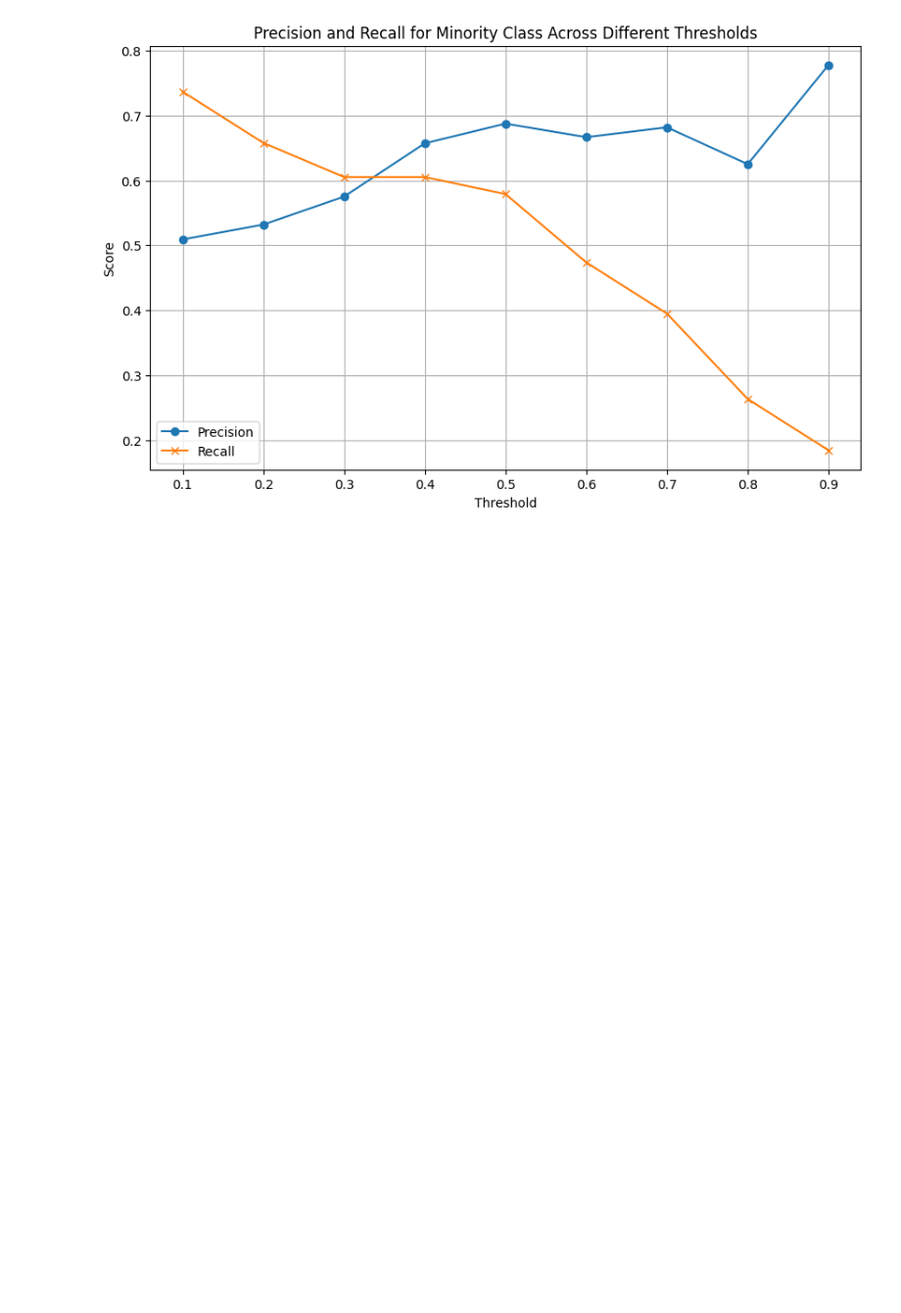
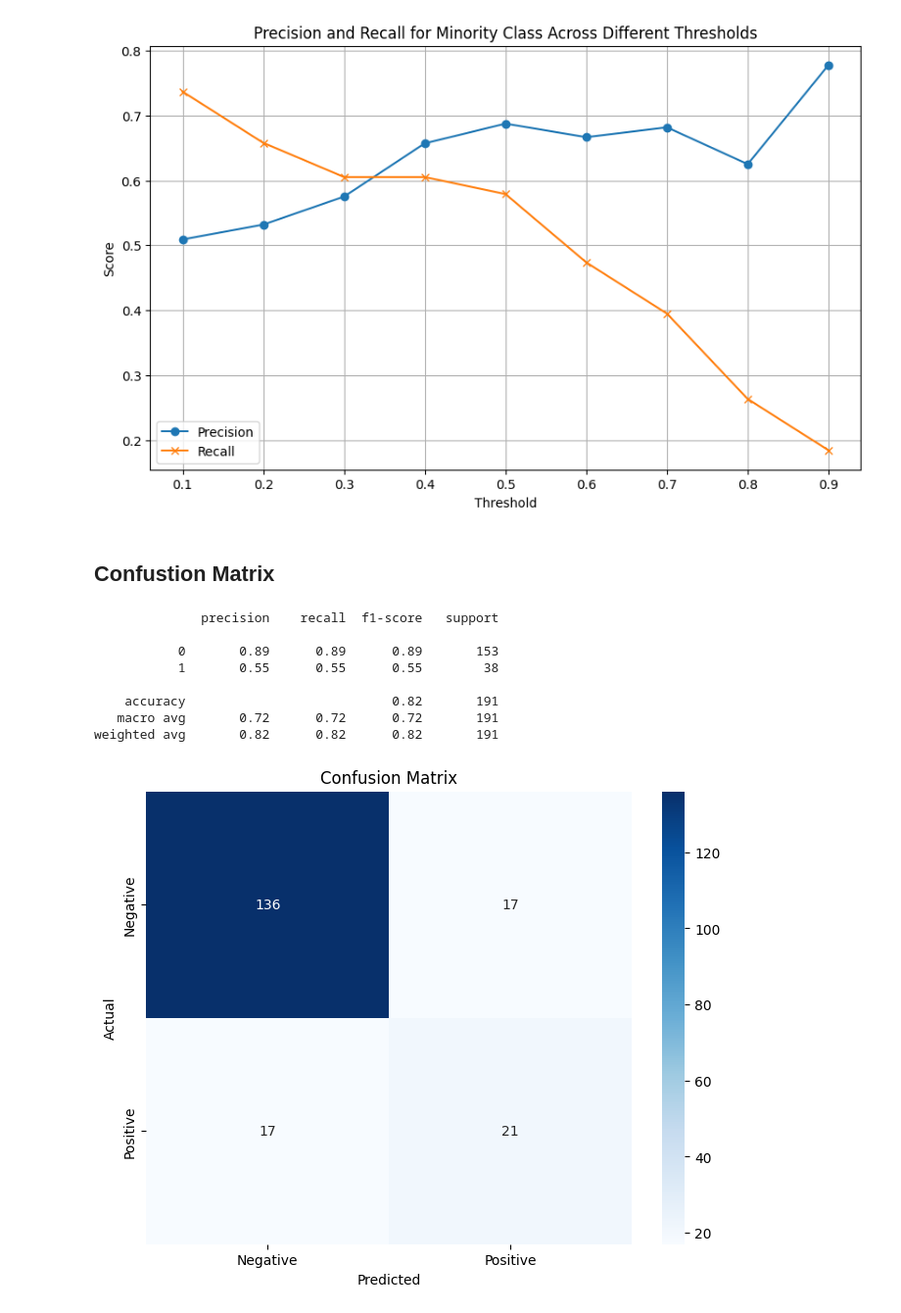
Before and after one commit to hargurjeet/LJMU_Thesis_Results_Hargurjeet_Singh, a Jupyter notebook: ExperimentThresholdAdjustments.ipynb, the cells around one changed output. Shown at 98% size. Cells and saved outputs as stored; diff of their text form; code cells hidden in the pictures; blank space fills up the shorter version.

```diff
--- a/ExperimentThresholdAdjustments.ipynb
+++ b/ExperimentThresholdAdjustments.ipynb
@@ -549,3 +622,32 @@ plt.legend()
 plt.show()
 # %% [output]
 [figure]
+# %% [markdown]
+## Confustion Matrix
+# %%
+# Set the threshold
+threshold = 0.32
+y_pred = (y_pred_proba >= threshold).astype(int)
+report = classification_report(y_test, y_pred)
+print(report)
+
+conf_matrix = confusion_matrix(y_test, y_pred)
+# Plot the confusion matrix using Seaborn
+plt.figure(figsize=(8, 6))
+sns.heatmap(conf_matrix, annot=True, fmt='d', cmap='Blues',
+            xticklabels=['Negative', 'Positive'],
+            yticklabels=['Negative', 'Positive'])
+plt.ylabel('Actual')
+plt.xlabel('Predicted')
+plt.title('Confusion Matrix')
+plt.show()
+# %% [output]
+              precision    recall  f1-score   support
+
+           0       0.89      0.89      0.89       153
+           1       0.55      0.55      0.55        38
+
+    accuracy                           0.82       191
+   macro avg       0.72      0.72      0.72       191
+weighted avg       0.82      0.82      0.82       191
+[figure, added]
```
Also changed, not shown: parts of 24 cells of this notebook.
